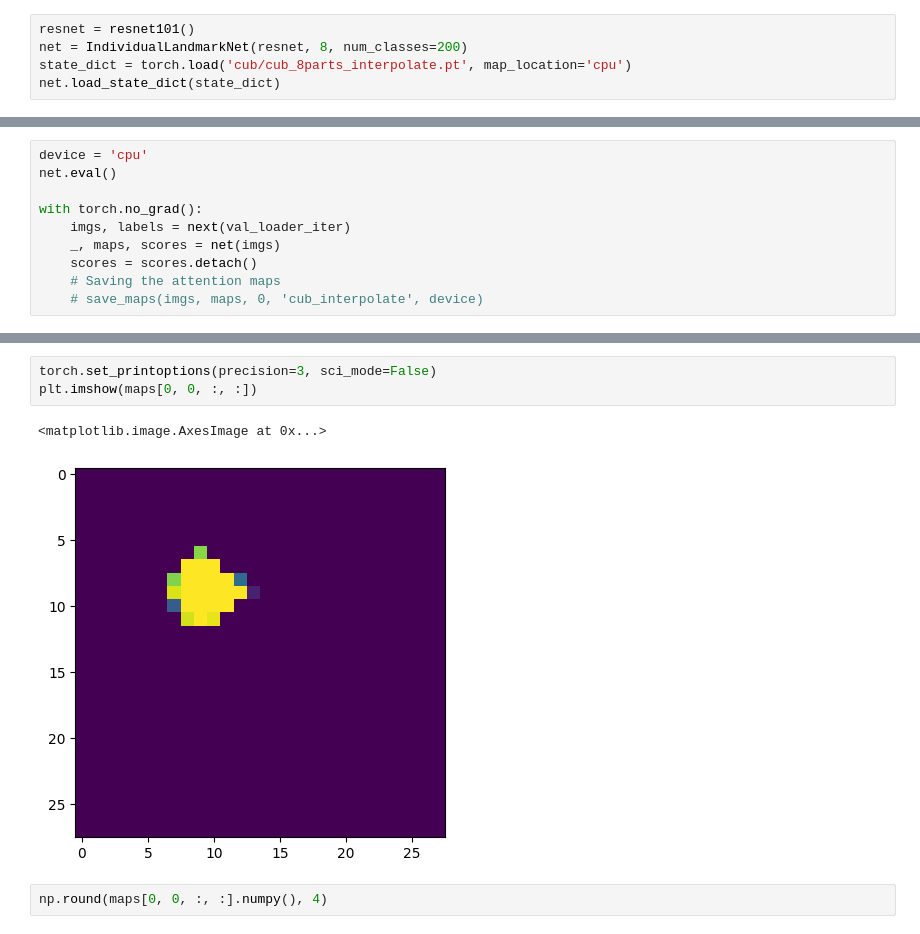
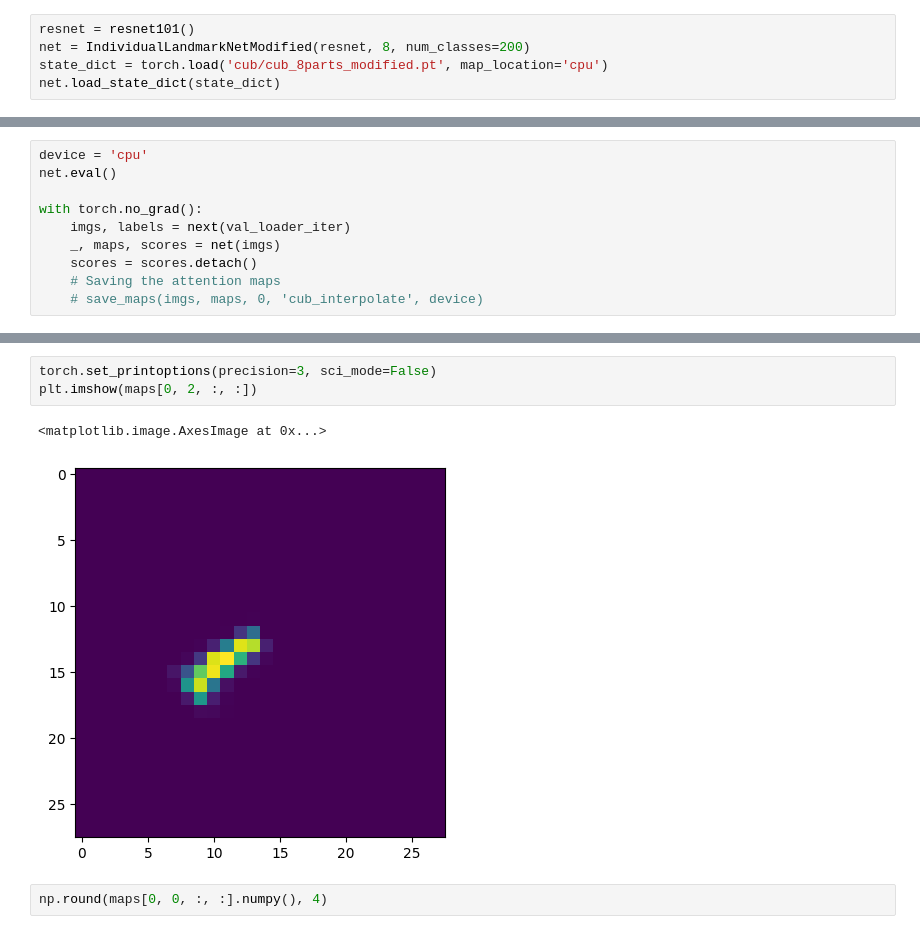
Before and after one commit to zijizhu/part-detection, a Jupyter notebook: visualization.ipynb, the cells around one changed output, grey strips where cells are left out. Drawn from its saved outputs; the diff is of its cells as text.

Commit message:
update visualization

```diff
--- a/visualization.ipynb
+++ b/visualization.ipynb
@@ -20,8 +20,8 @@ from nets import IndividualLandmarkNet
 from datasets import PartImageNetDataset, CUBDataset, CelebA
 # %%
 resnet = resnet101()
-net = IndividualLandmarkNet(resnet, 8, num_classes=200)
-state_dict = torch.load('cub/cub_8parts_interpolate.pt', map_location='cpu')
+net = IndividualLandmarkNetModified(resnet, 8, num_classes=200)
+state_dict = torch.load('cub/cub_8parts_modified.pt', map_location='cpu')
 net.load_state_dict(state_dict)
 # %% [output]
 <All keys matched successfully>
@@ -129,9 +129,9 @@ save_maps(imgs, maps, 0, 'cub_interpolate', 'cpu')
 # %%
 torch.set_printoptions(precision=3, sci_mode=False)
-plt.imshow(maps[0, 0, :, :])
+plt.imshow(maps[0, 2, :, :])
 # %% [output]
 <matplotlib.image.AxesImage at 0x...>
-[figure, old version]
+[figure, new version]
 # %%
 np.round(maps[0, 0, :, :].numpy(), 4)
 # %% [output]
```
Also changed, not shown: parts of 2 cells of this notebook, 1 other file.
